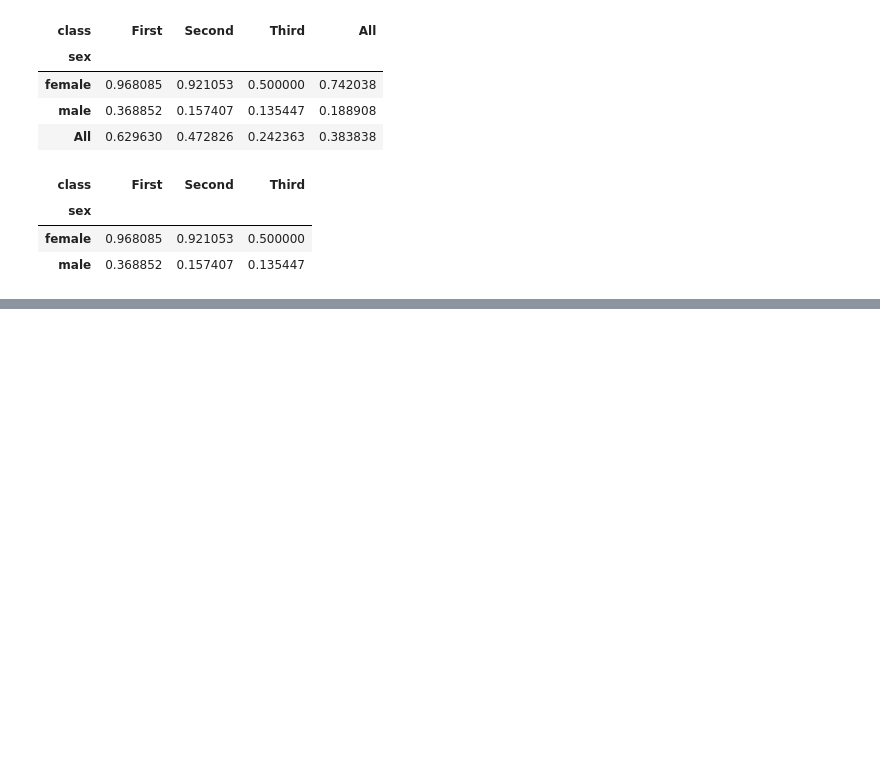
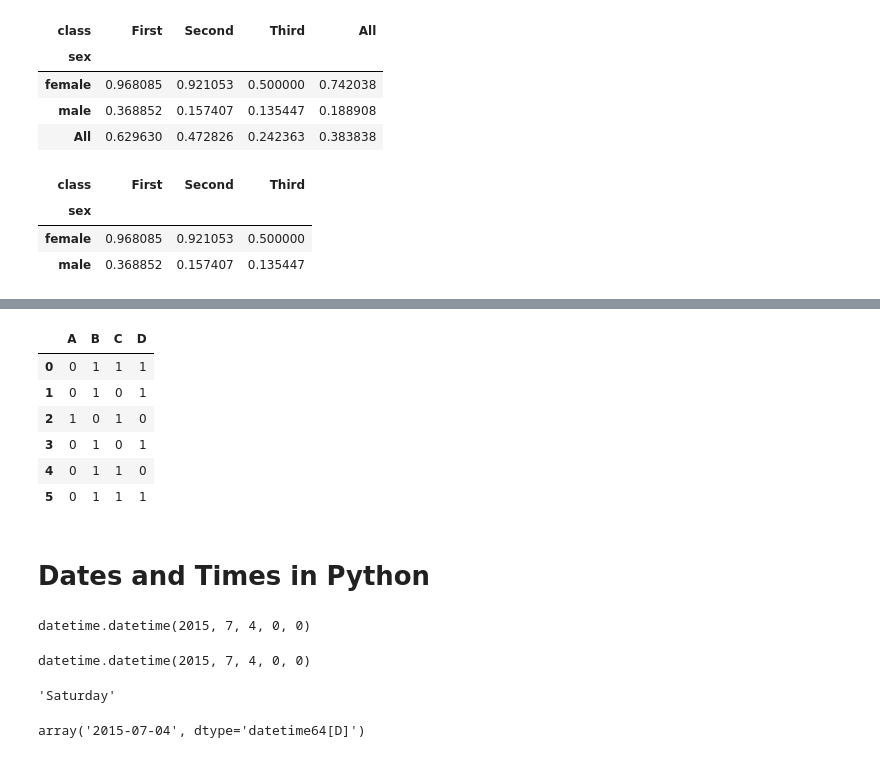
Before and after one commit to Felecort/DS-Rush, a Jupyter notebook: src/DS_handbook/4_pandas_features.ipynb, the cells around one changed output, grey strips where cells are left out. Drawn from its saved outputs; the diff is of its cells as text; code cells hidden in the pictures; blank space fills up the shorter version.

```diff
--- a/src/DS_handbook/4_pandas_features.ipynb
+++ b/src/DS_handbook/4_pandas_features.ipynb
@@ -2020,0 +2036,7 @@ titanic.pivot_table('survived', index='sex', columns='class')
+# %%
+monte = pd.Series(['Graham Chapman', 'John Cleese', 'Terry Gilliam',
+                   'Eric Idle', 'Terry Jones', 'Michael Palin'])
+display(monte.str.lower())
+display(monte.str.len())
+display(monte.str.startswith('T'))
+display(monte.str.split())
@@ -2020,0 +2116,5 @@ titanic.pivot_table('survived', index='sex', columns='class')
+# %%
+full_monte = pd.DataFrame({'name': monte,
+                           'info': ['B|C|D', 'B|D', 'A|C', 'B|D', 'B|C',
+                                    'B|C|D']})
+full_monte
@@ -2020,0 +2129,32 @@ titanic.pivot_table('survived', index='sex', columns='class')
+# %%
+full_monte['info'].str.get_dummies('|')
+# %% [output]
+|  | A | B | C | D |
+| 0 | 0 | 1 | 1 | 1 |
+| 1 | 0 | 1 | 0 | 1 |
+| 2 | 1 | 0 | 1 | 0 |
+| 3 | 0 | 1 | 0 | 1 |
+| 4 | 0 | 1 | 1 | 0 |
+| 5 | 0 | 1 | 1 | 1 |
+# %% [markdown]
+# Dates and Times in Python
+# %%
+from datetime import datetime
+datetime(year=2015, month=7, day=4)
+# %% [output]
+datetime.datetime(2015, 7, 4, 0, 0)
+# %%
+from dateutil import parser
+date = parser.parse("4th of July, 2015")
+date
+# %% [output]
+datetime.datetime(2015, 7, 4, 0, 0)
+# %%
+date.strftime('%A')
+# %% [output]
+'Saturday'
+# %%
+date = np.array('2015-07-04', dtype=np.datetime64)
+date
+# %% [output]
+array('2015-07-04', dtype='datetime64[D]')
```
Also changed, not shown: parts of 47 cells of this notebook.
